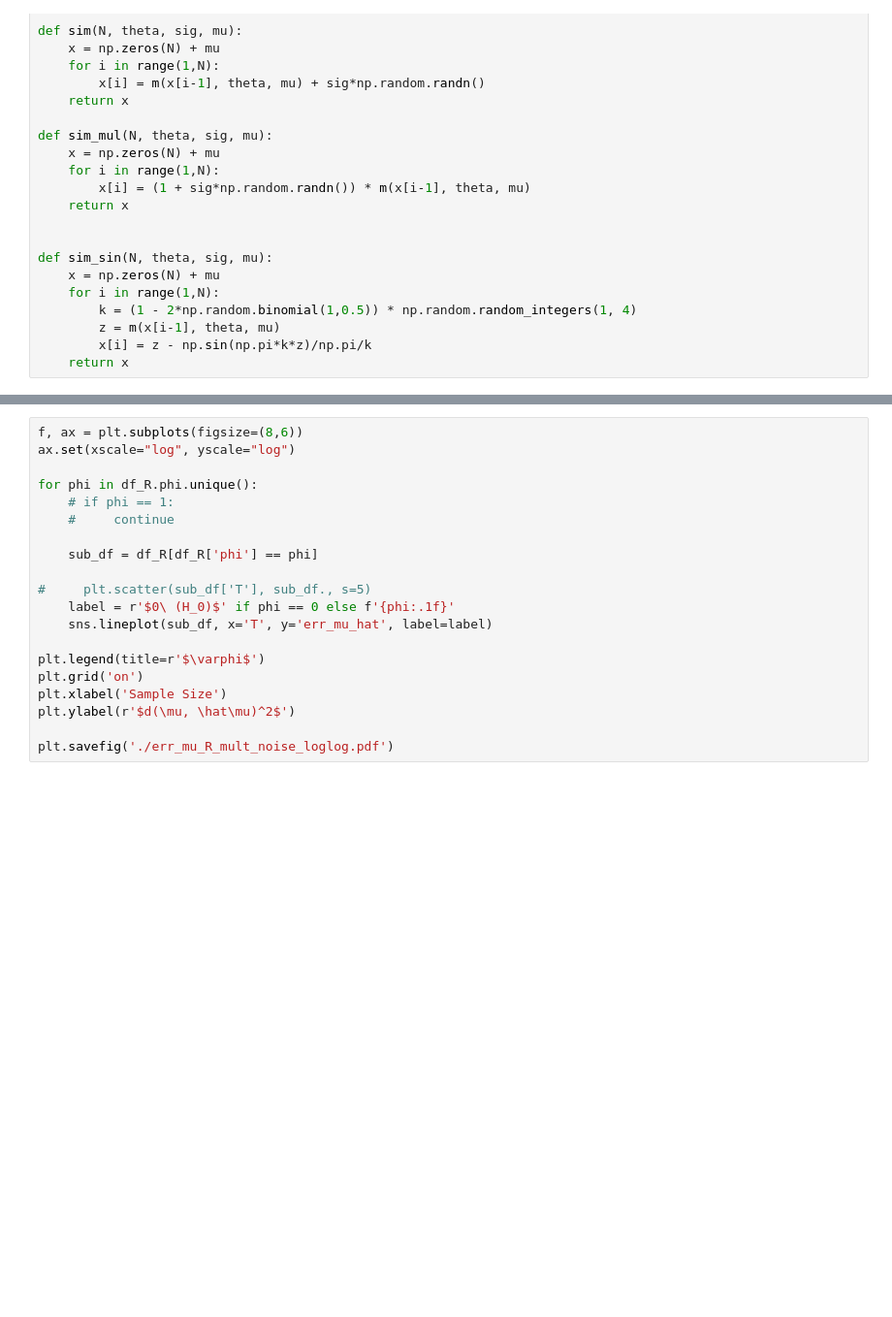
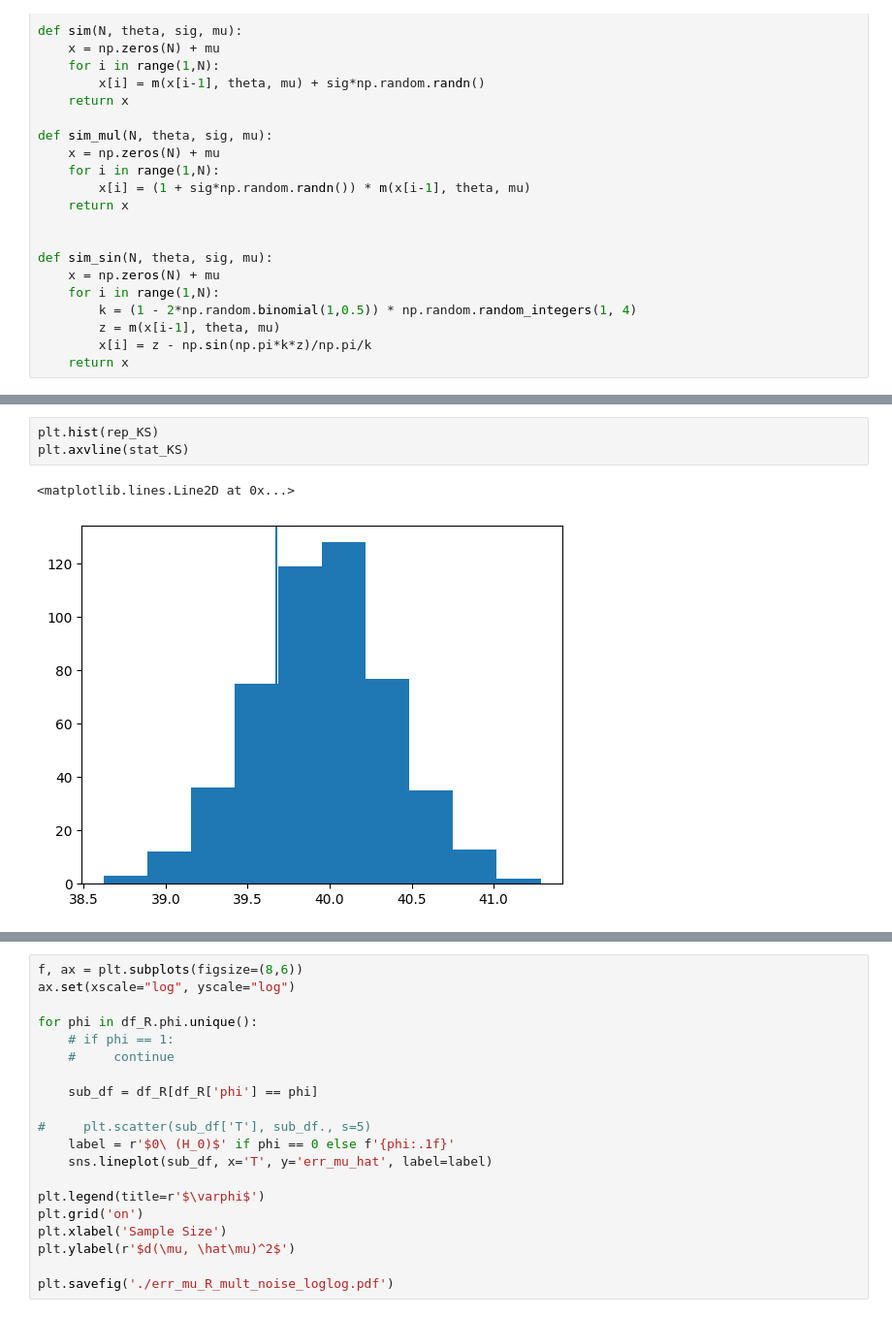
Before and after one commit to matthieubulte/GAR, a Jupyter notebook: ar(1)_dists.ipynb, the cells around one changed output, grey strips where cells are left out. Shown at 97% size. Saved outputs shown, nothing was run; the diff lists cells and outputs as text; blank space fills up the shorter version.

```diff
--- a/ar(1)_dists.ipynb
+++ b/ar(1)_dists.ipynb
@@ -42,0 +114,6 @@ def sim_sin(N, theta, sig, mu):
+# %%
+plt.hist(rep_KS)
+plt.axvline(stat_KS)
+# %% [output]
+<matplotlib.lines.Line2D at 0x...>
+[figure, added]
```
Also changed, not shown: parts of 7 cells of this notebook, 16 other files.
